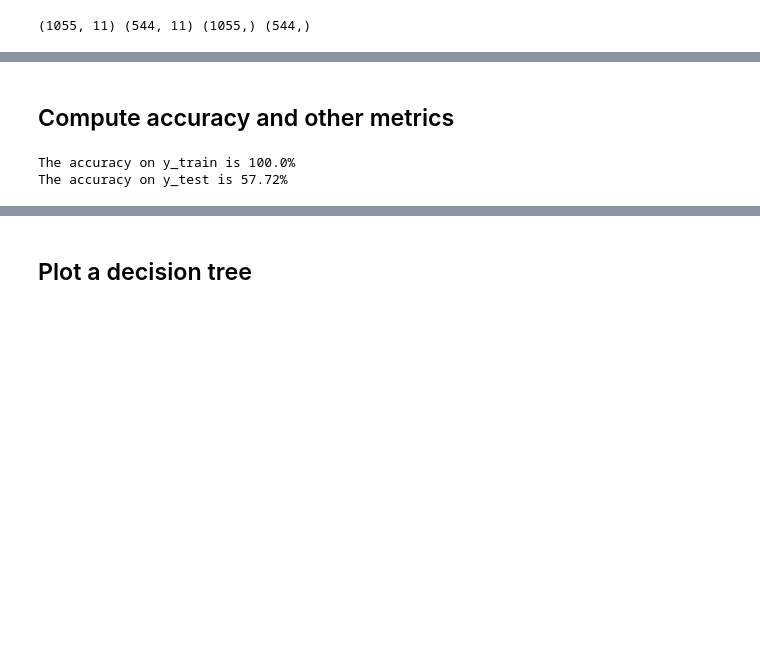
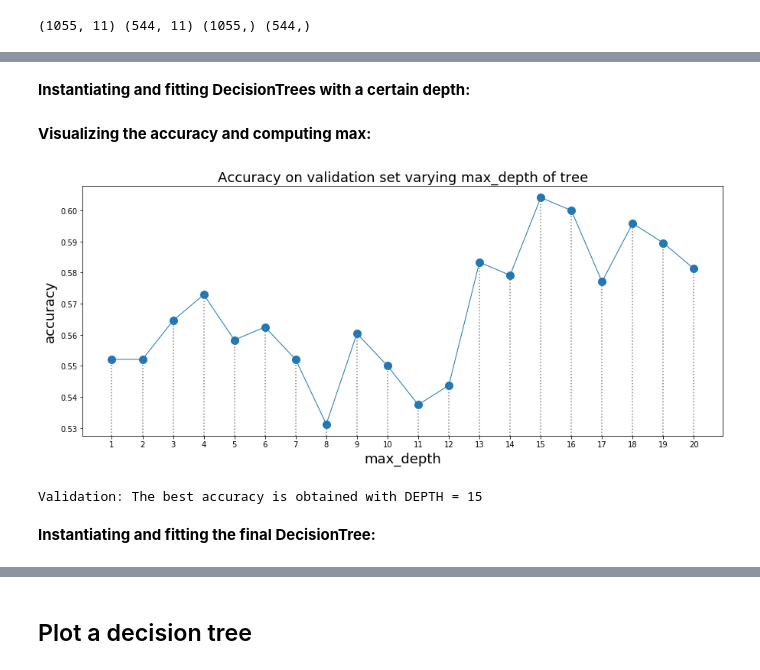
Before and after one commit to nonci/ml_cheatsheet, a Jupyter notebook: CheatSheet_with_out.ipynb, the cells around one changed output, grey strips where cells are left out. Cells and saved outputs as stored; diff of their text form; code cells hidden in the pictures; blank space fills up the shorter version.

```diff
--- a/CheatSheet_with_out.ipynb
+++ b/CheatSheet_with_out.ipynb
@@ -150,18 +177,45 @@ test_predicted = model.predict(X_test)
+# %%
+model = tree.DecisionTreeClassifier(**DTCLASSIF_PARS, random_state=RANDOM_STATE)
+model.fit(X_train, y_train)
+
+#init_impurity = model.tree_.impurity[0]
+parameter_values=range(1, model.tree_.max_depth+1)
+# %% [markdown]
+**Instantiating and fitting DecisionTrees with a certain depth:**
+# %%
+from sklearn.metrics import accuracy_score
+
+scores = []
+for par in parameter_values:
+    _, y_predicted = instantiate_and_predict(X_train, y_train, X_valid, max_depth=par)
+    scores.append(accuracy_score(y_valid, y_predicted))
+
+# scores
 # %% [markdown]
-## Compute accuracy and other metrics
+**Visualizing the accuracy and computing max:**
-# %%
-from sklearn.metrics import accuracy_score
-
-def print_accuracy(s1_name, s2):
-    accur = accuracy_score(eval(s1_name), s2)*100
-    print(f'The accuracy on {s1_name} is {accur:.4}%')
-    return accur
-
-print_accuracy('y_train', tr_predicted)
-print_accuracy('y_test', test_predicted);
-
-#import sklearn.metrics as skm
-#sorted([ _ for _ in skm.__all__ if 'score' in _])
-# %% [output]
-The accuracy on y_train is 100.0%
-The accuracy on y_test is 57.72%
+# %%
+def plot_trend(data_x, data_y, x_lab='x', y_lab='y', title=''):
+    plt.figure(figsize=(15,6))
+    plt.plot(data_x, data_y, '-o', linewidth=1, markersize=10)
+    min_ , max_ = plt.ylim()
+    rg = max_ - min_
+    plt.xlabel(x_lab, fontsize=18)
+    plt.xticks(data_x)
+    for i,_ in enumerate(data_x): plt.axvline(_, color='gray', linestyle=":", ymax=(data_y[i]-min_)/rg)
+    plt.ylabel(y_lab, fontsize=18)
+    if title: plt.title(title, fontsize=18)
+    plt.show()
+
+plot_trend(
+    parameter_values,
+    scores,
+    'max_depth', 'accuracy', "Accuracy on validation set varying max_depth of tree"
+)
+
+NEW_DEPTH = parameter_values[np.argmax(scores)]
+print(f'Validation: The best accuracy is obtained with DEPTH = {NEW_DEPTH}')
+# %% [output]
+[figure, added]
+Validation: The best accuracy is obtained with DEPTH = 15
+# %% [markdown]
+**Instantiating and fitting the final DecisionTree:**
```
Also changed, not shown: parts of 37 cells of this notebook, 1 other file.
